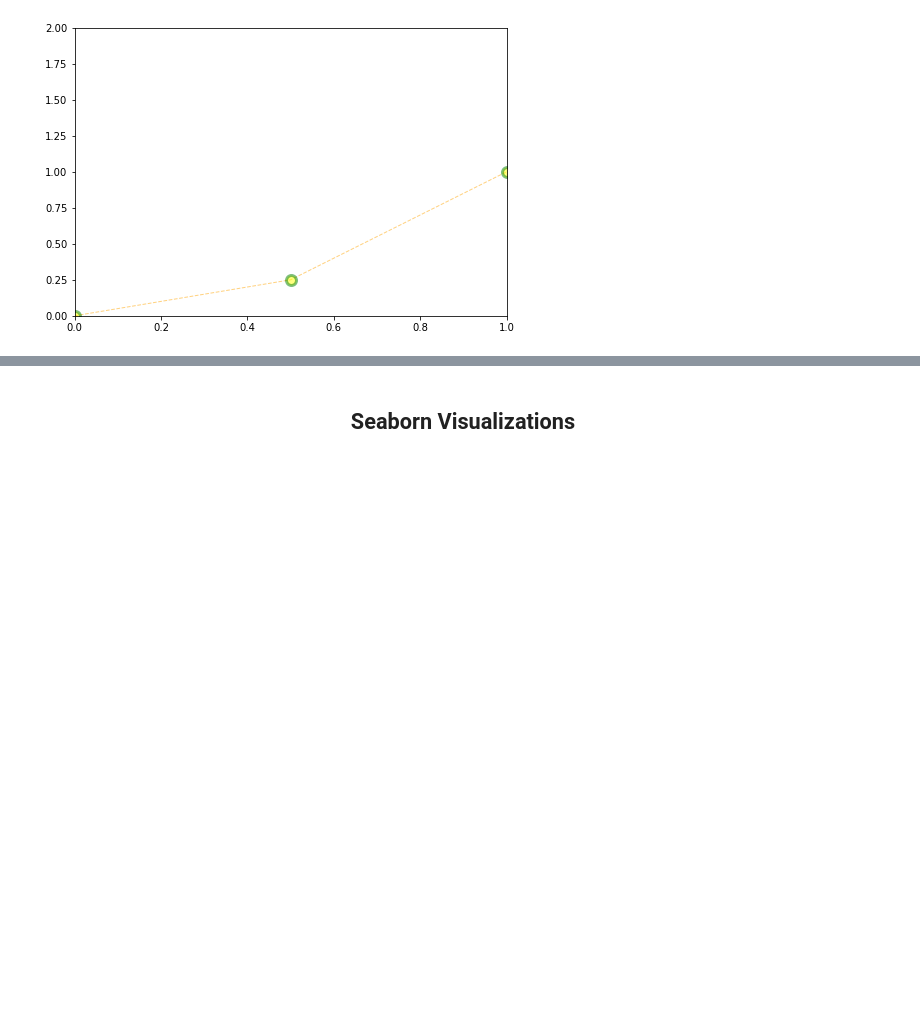
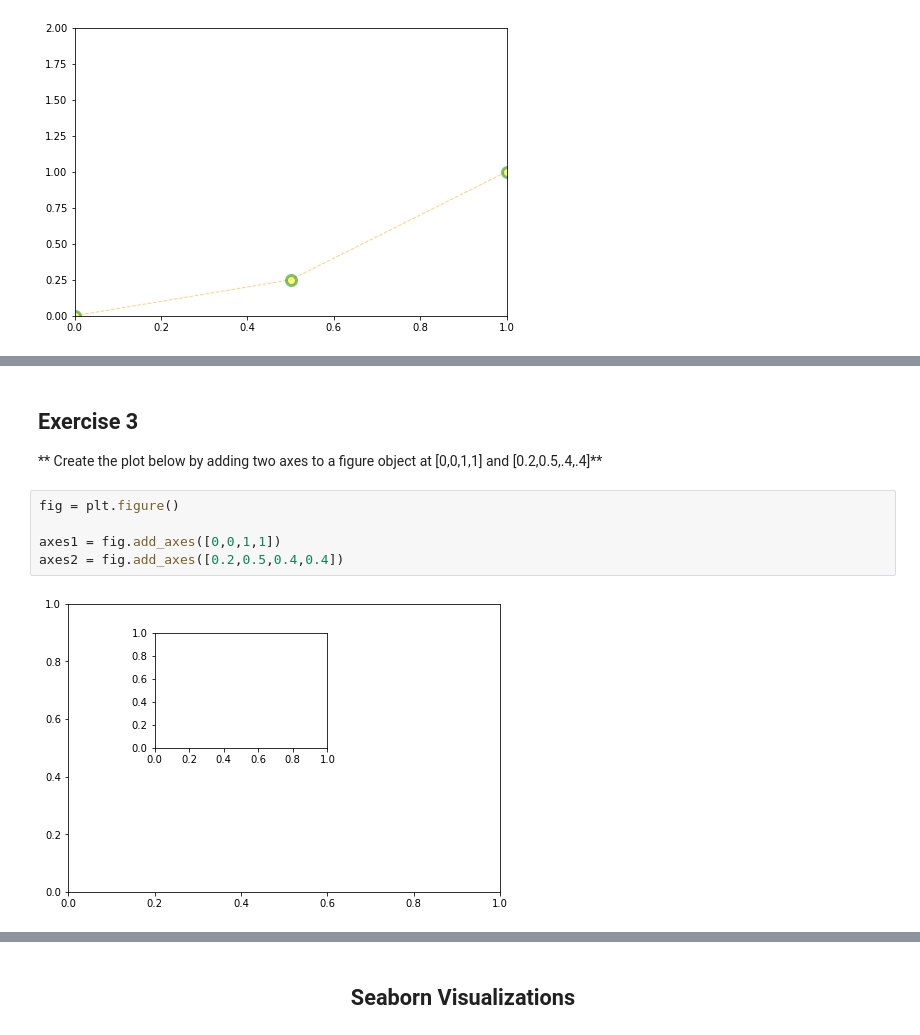
Before and after one commit to Zynith/Data-Science-and-Machine-Learning-Bootcamp, a Jupyter notebook: Visualizations.ipynb, the cells around one changed output, grey strips where cells are left out. Drawn from its saved outputs; the diff is of its cells as text; blank space fills up the shorter version.

```diff
--- a/Visualizations.ipynb
+++ b/Visualizations.ipynb
@@ -223,0 +303,11 @@ plt.show()
+# %% [markdown]
+## Exercise 3
+
+** Create the plot below by adding two axes to a figure object at [0,0,1,1] and [0.2,0.5,.4,.4]**
+# %%
+fig = plt.figure()
+
+axes1 = fig.add_axes([0,0,1,1])
+axes2 = fig.add_axes([0.2,0.5,0.4,0.4])
+# %% [output]
+[figure, added]
```
Also changed, not shown: parts of 37 cells of this notebook.
